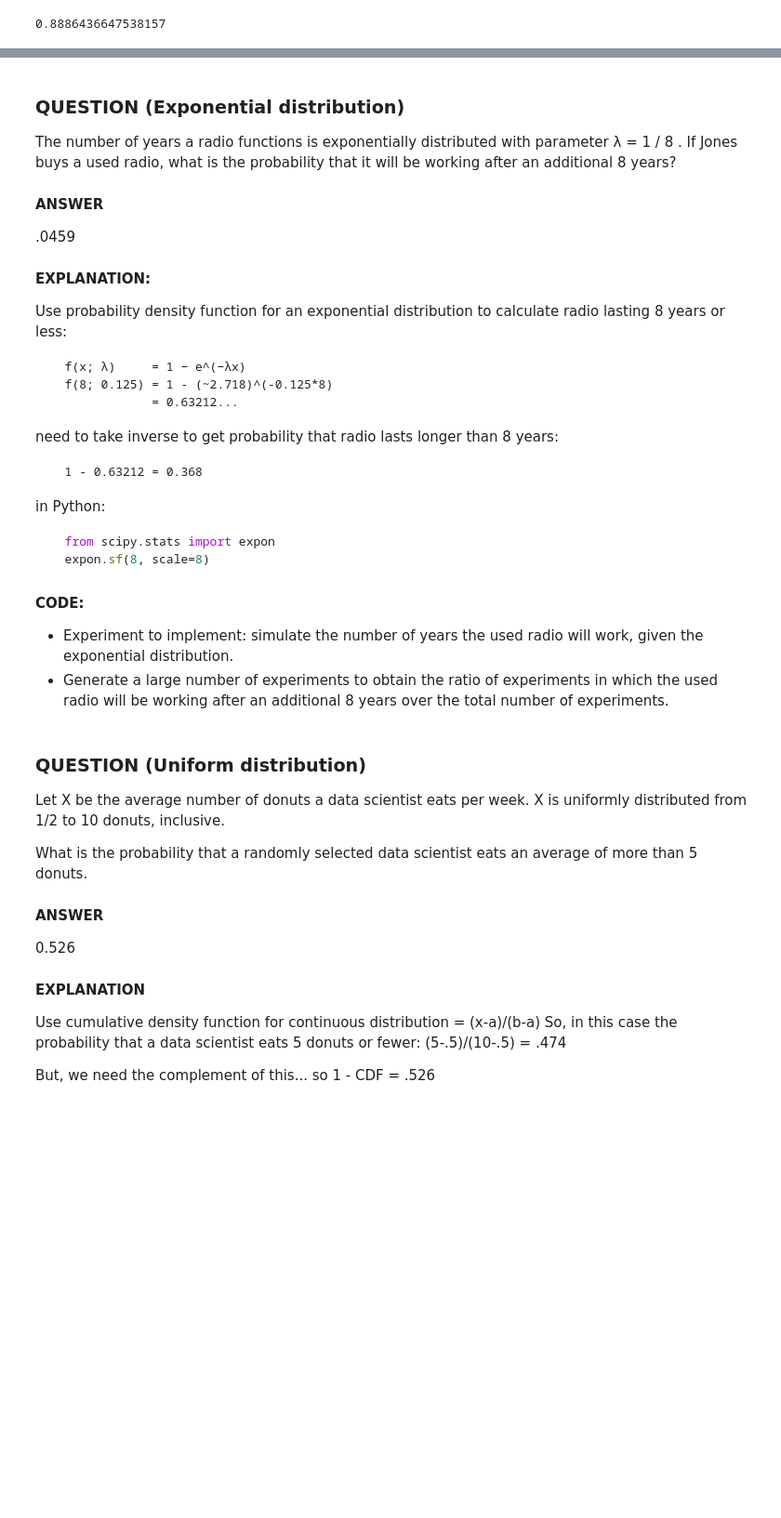
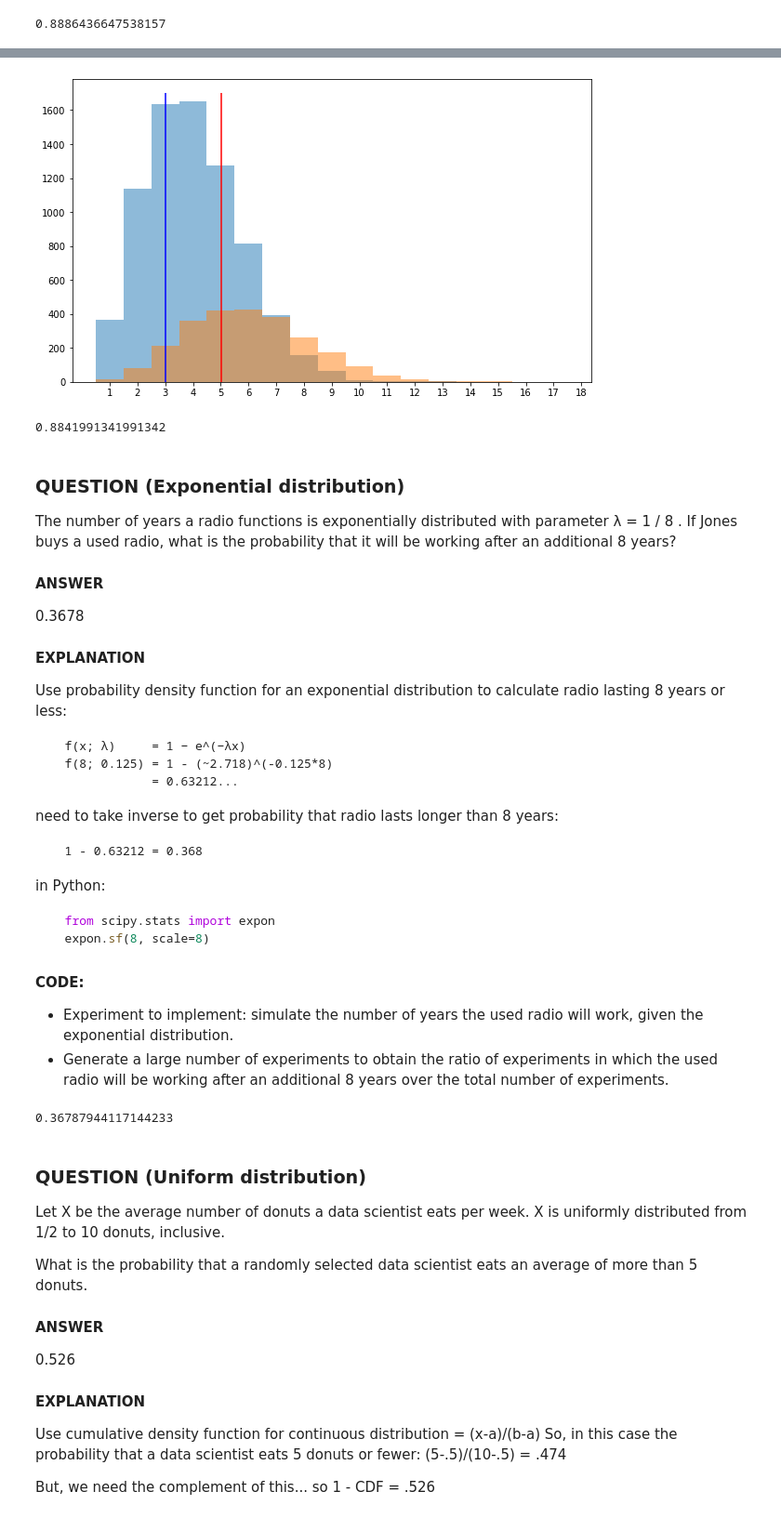
Before and after one commit to noproblem-james/datascience_topics, a Jupyter notebook: notebooks/probability_and_statistics/probability.ipynb, the cells around one changed output, grey strips where cells are left out. Shown: that part at 93% size. Saved outputs shown, nothing was run; the diff lists cells and outputs as text; code cells hidden in the pictures; blank space fills up the shorter version.

````diff
--- a/notebooks/probability_and_statistics/probability.ipynb
+++ b/notebooks/probability_and_statistics/probability.ipynb
@@ -577,12 +643,39 @@ is_drug_effective(num_colds=2, l_drug=3, l_prior=5)
+# %%
+fig, ax = plt.subplots(figsize=(10, 6))
+ax.hist(drug_works_df["num_colds"], alpha=0.5, bins=range(18))
+ax.hist(drug_no_works_df["num_colds"], alpha=0.5, bins=range(18))
+ax.vlines(x=drug_works_df["num_colds"].mean() - .5, ymin=0, ymax=1700, color="blue")
+ax.vlines(x=drug_no_works_df["num_colds"].mean() - .5, ymin=0, ymax=1700, color="red")
+ax.set_xticks(np.arange(18) + .5)
+ax.set_xticklabels(np.arange(18) + 1)
+plt.show()
+# %% [output]
+[figure, added]
+# %%
+#   P(drug_works|two_colds)
+#   P(A|B) = P(B|A) * P(A) / (P(B|A) * P(A) + P(B|notA) * P(notA)
+
+count_a_and_b = pois_df.query("drug_works == 1 & num_colds == 2").shape[0]
+count_a = pois_df.query("drug_works == 1").shape[0]
+ratio_b_given_a = count_a_and_b / count_a
+
+count_not_a = pois_df.query("drug_works != 1").shape[0]
+count_not_a_and_b = pois_df.query("drug_works != 1 & num_colds == 2").shape[0]
+ratio_b_given_not_a = count_not_a_and_b / count_not_a
+
+# do final calculation
+(ratio_b_given_a  * count_a) /(ratio_b_given_a  * count_a + ratio_b_given_not_a * count_not_a)
+# %% [output]
+0.8841991341991342
 # %% [markdown]
 ### QUESTION (Exponential distribution)
 
 The number of years a radio functions is exponentially distributed with parameter λ = 1 / 8 . If Jones buys a used radio, what is the probability that it will be working after an additional 8 years?
 
 #### ANSWER
-.0459
+0.3678
 
-#### EXPLANATION:
+#### EXPLANATION
   Use probability density function for an exponential distribution to calculate radio lasting 8 years or less:
 ```
   f(x; λ)     = 1 − e^(−λx)
@@ -603,6 +696,11 @@ in Python:
 #### CODE:
 - Experiment to implement: simulate the number of years the used radio will work, given the exponential distribution.
 - Generate a large number of experiments to obtain the ratio of experiments in which the used radio will be working after an additional 8 years over the total number of experiments.
+# %%
+from scipy.stats import expon
+expon.sf(8, scale=8)
+# %% [output]
+0.36787944117144233
 # %%
 from scipy.stats import expon
 
````
Also changed, not shown: parts of 27 cells of this notebook.
